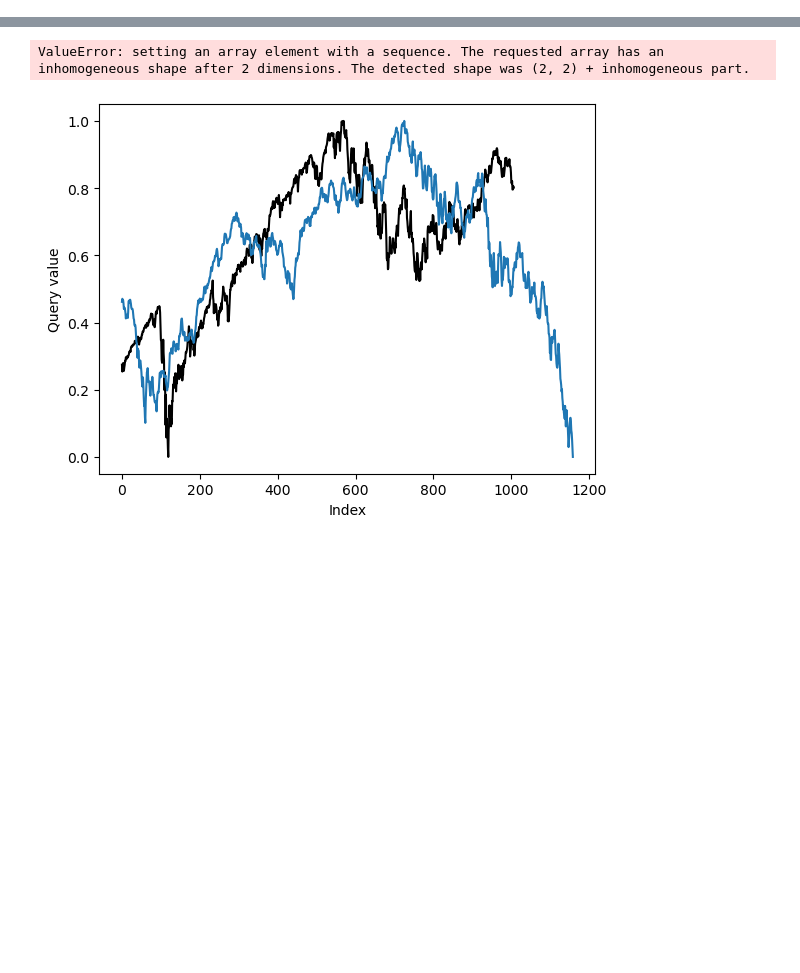
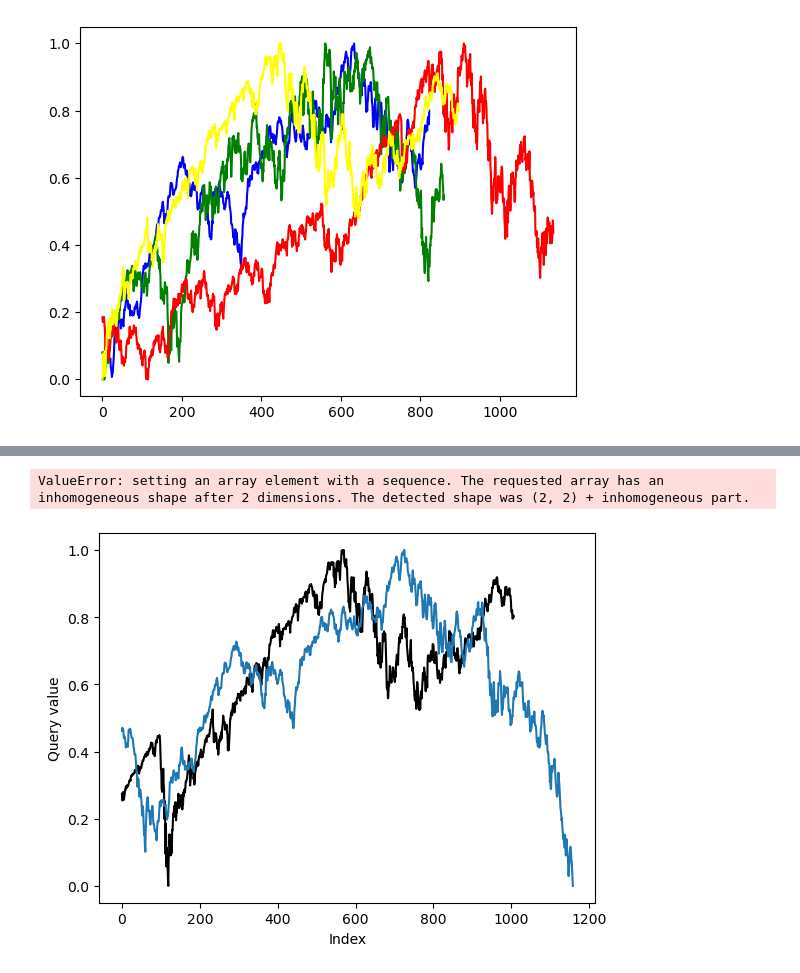
Before and after one commit to sfr9802/saving, a Jupyter notebook: stock market/s&p500.ipynb, the cells around one changed output, grey strips where cells are left out. Cells and saved outputs as stored; diff of their text form; code cells hidden in the pictures; blank space fills up the shorter version.

```diff
--- a/stock market/s&p500.ipynb
+++ b/stock market/s&p500.ipynb
@@ -70 +109,9 @@ spx lemhan vs now distance =  270.1686510446978
+# %%
+plt.plot(df_sl_sum["70s"], 'b')
+plt.plot(df_sl_sum["dotcom"], 'g')
+plt.plot(df_sl_sum["lemhan"], 'r')
+plt.plot(df_sl_sum["now"], 'yellow')
+plt.show()
+# %% [output]
+[figure, added]
 # %%
```
Also changed, not shown: parts of 15 cells of this notebook, 24 other files.
